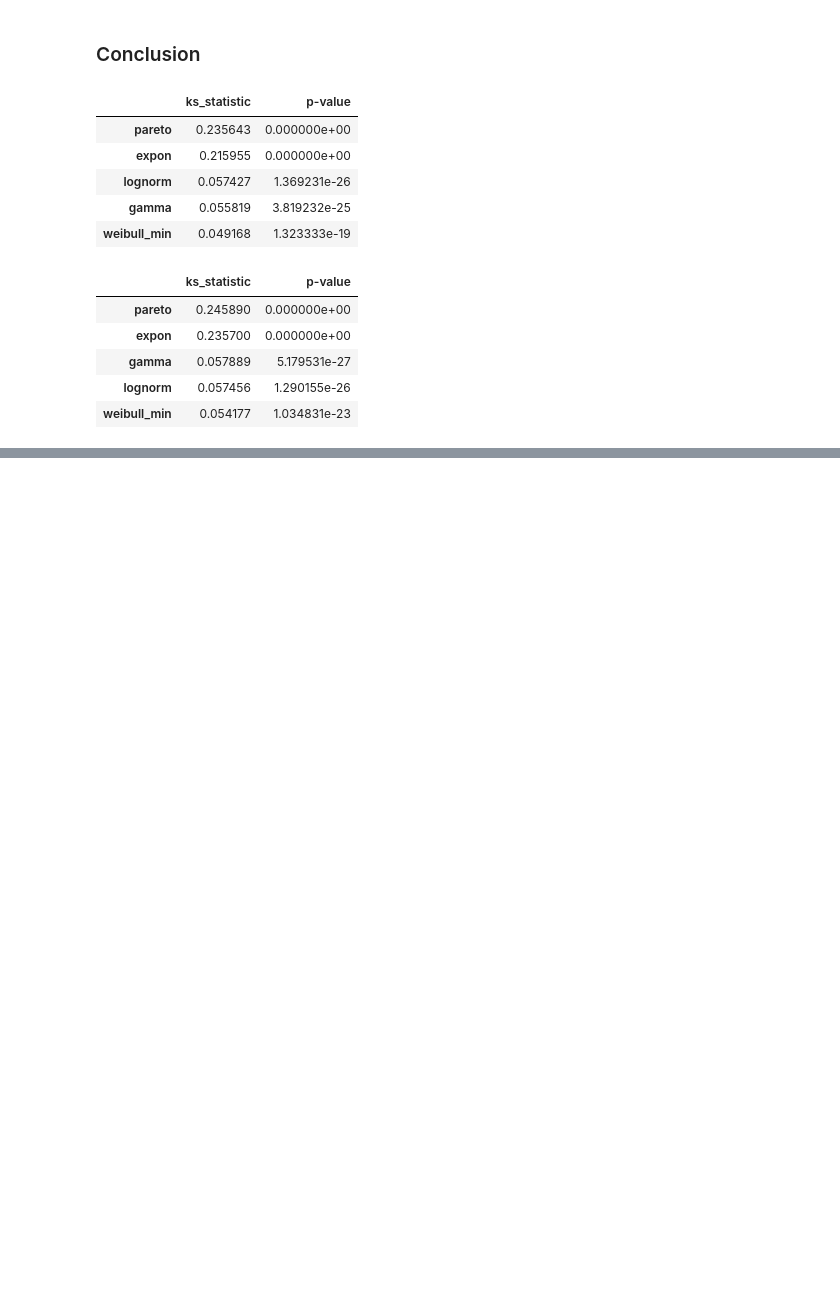
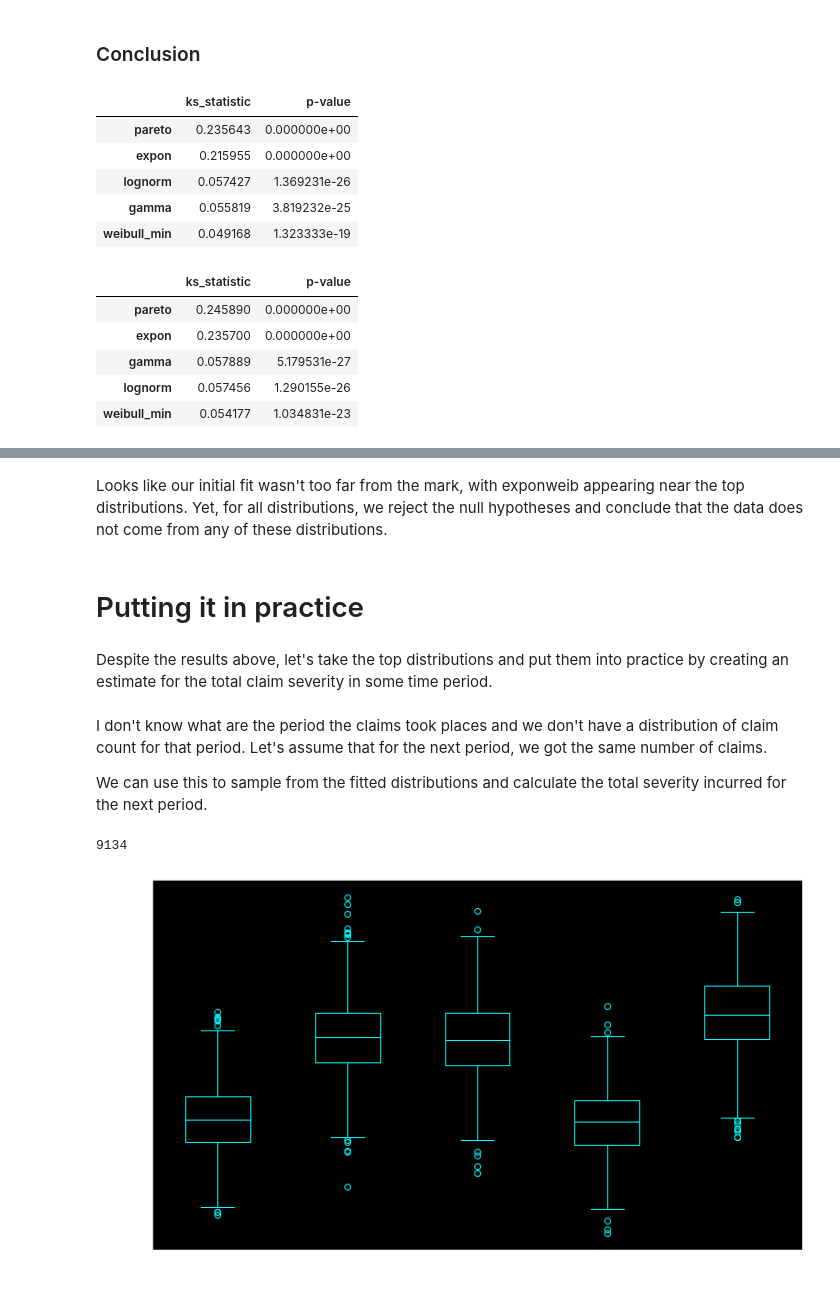
Before and after one commit to amaralcs/paper_studies, a Jupyter notebook: insurance_modelling/fitting_statistical_distributions.ipynb, the cells around one changed output, grey strips where cells are left out. Saved outputs shown, nothing was run; the diff lists cells and outputs as text; code cells hidden in the pictures; blank space fills up the shorter version.

```diff
--- a/insurance_modelling/fitting_statistical_distributions.ipynb
+++ b/insurance_modelling/fitting_statistical_distributions.ipynb
@@ -337,0 +479,38 @@ Exponweib is has lowest scores for both KS log_severity and log_log_severity and
+# %% [markdown]
+Looks like our initial fit wasn't too far from the mark, with exponweib appearing near the top distributions. Yet, for all distributions, we reject the null hypotheses and conclude that the data does not come from any of these distributions.
+# %% [markdown]
+# Putting it in practice
+# %% [markdown]
+Despite the results above, let's take the top distributions and put them into practice by creating an estimate for the total claim severity in some time period.
+# %% [markdown]
+I don't know what are the period the claims took places and we don't have a distribution of claim count for that period. Let's assume that for the next period, we got the same number of claims.
+
+We can use this to sample from the fitted distributions and calculate the total severity incurred for the next period.
+# %%
+claim_count = len(auto_claims)
+claim_count
+# %% [output]
+9134
+# %%
+def plot_severity_estimates(df):
+    fig, ax = plt.subplots(figsize=(12,7))
+
+    bp = ax.boxplot(df.to_numpy(), labels=df.columns)
+    for e in ['caps', 'boxes', 'fliers', 'means', 'whiskers', 'medians']:
+        plt.setp(bp[e], color='cyan')
+
+    plt.setp(bp['fliers'], markeredgecolor='cyan')
+    plt.show()
+
+def mc_sampling(fitted, claim_count=claim_count, n=1000):
+    temp = {}
+    for name, frozen_dist in fitted.items():
+        temp[name] = [np.exp(frozen_dist.rvs(size=claim_count)).sum()
+                      for i in range(n)]
+    df = pd.DataFrame(temp).reset_index(drop=True)
+    plot_severity_estimates(df)
+    return df
+# %%
+df = mc_sampling(fitted)
+# %% [output]
+[figure, added]
```
Also changed, not shown: parts of 28 cells of this notebook.
